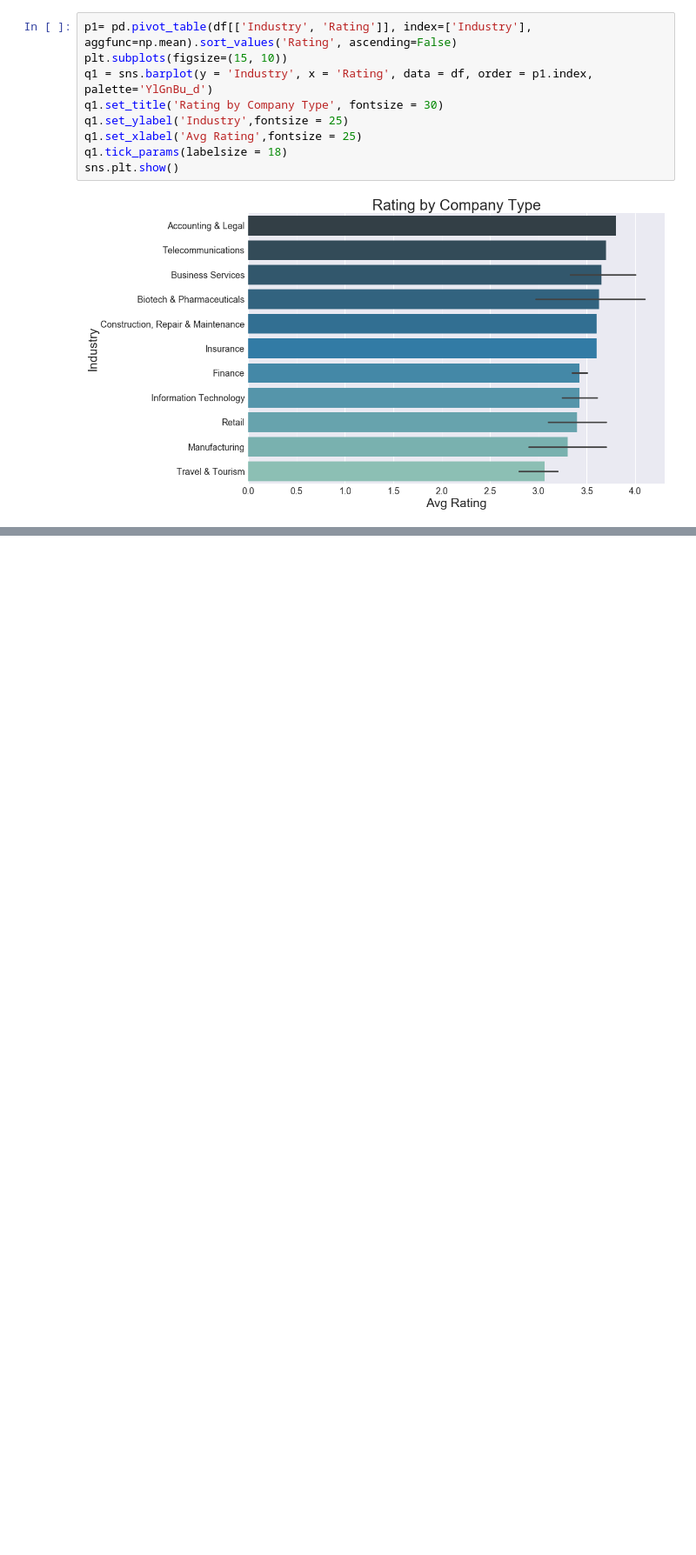
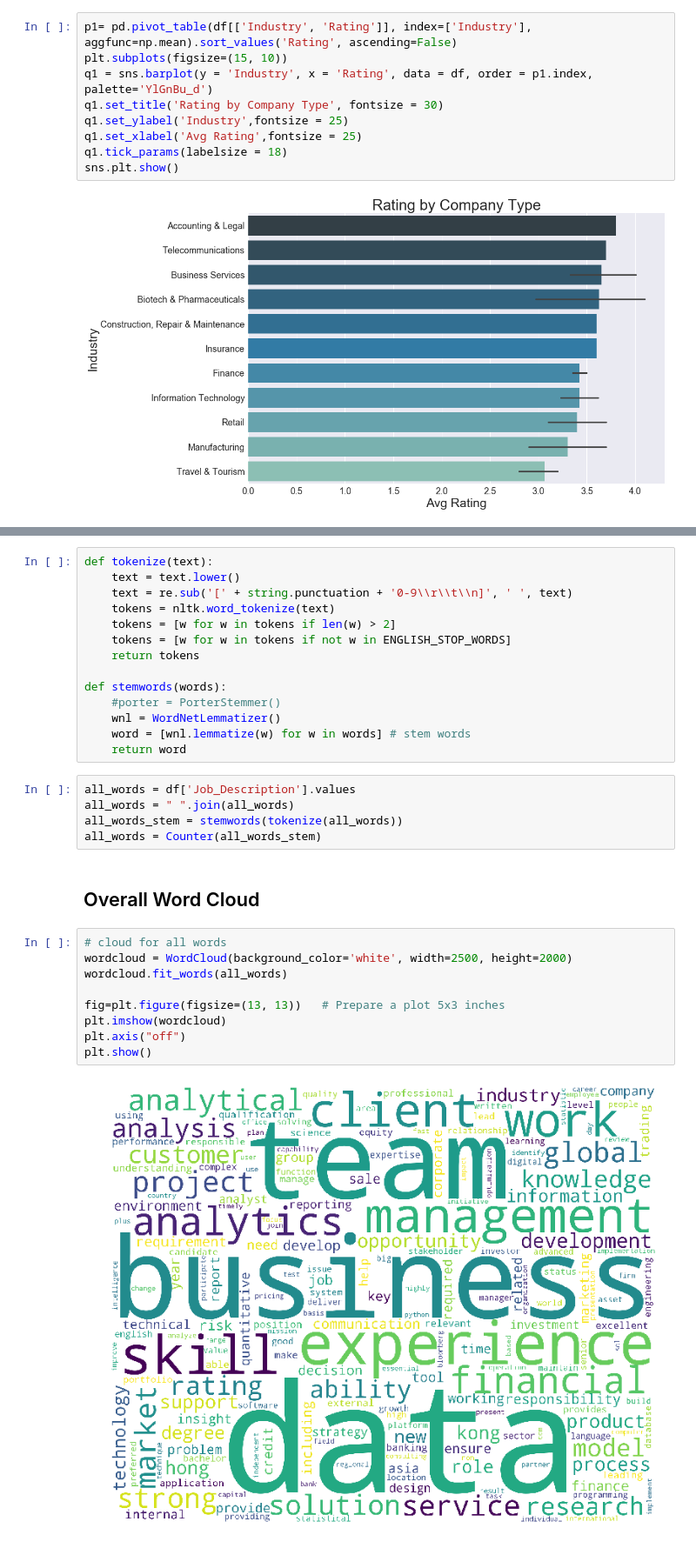
Before and after one commit to jasonchanhku/DataScienceDemand, a Jupyter notebook: Data Science Demand in Hong Kong.ipynb, the cells around one changed output, grey strips where cells are left out. Shown at 87% size. Drawn from its saved outputs; the diff is of its cells as text; blank space fills up the shorter version.

```diff
--- a/Data Science Demand in Hong Kong.ipynb
+++ b/Data Science Demand in Hong Kong.ipynb
@@ -336,0 +359,32 @@ sns.plt.show()
+# %%
+def tokenize(text):
+    text = text.lower()
+    text = re.sub('[' + string.punctuation + '0-9\\r\\t\\n]', ' ', text)
+    tokens = nltk.word_tokenize(text)
+    tokens = [w for w in tokens if len(w) > 2]
+    tokens = [w for w in tokens if not w in ENGLISH_STOP_WORDS]
+    return tokens
+
+def stemwords(words):
+    #porter = PorterStemmer()
+    wnl = WordNetLemmatizer()
+    word = [wnl.lemmatize(w) for w in words] # stem words
+    return word
+# %%
+all_words = df['Job_Description'].values
+all_words = " ".join(all_words)
+all_words_stem = stemwords(tokenize(all_words))
+all_words = Counter(all_words_stem)
+# %% [markdown]
+## Overall Word Cloud
+# %%
+# cloud for all words
+wordcloud = WordCloud(background_color='white', width=2500, height=2000)
+wordcloud.fit_words(all_words)
+
+fig=plt.figure(figsize=(13, 13))   # Prepare a plot 5x3 inches
+plt.imshow(wordcloud)
+plt.axis("off")
+plt.show()
+# %% [output]
+[figure, added]
```
Also changed, not shown: parts of 13 cells of this notebook.
